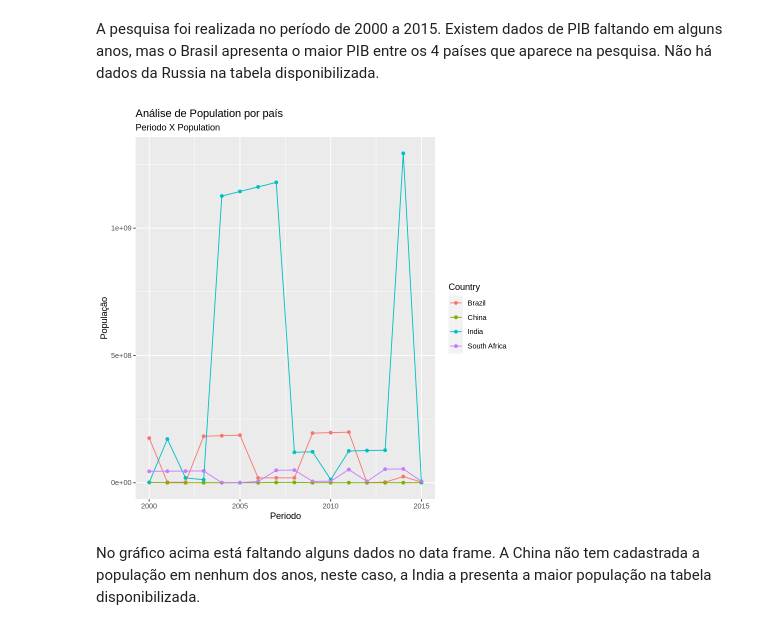
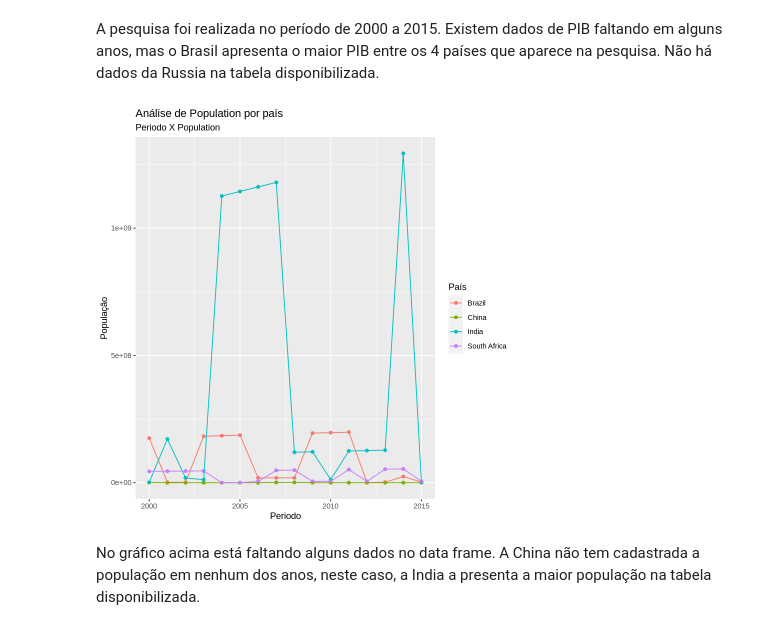
Before and after one commit to vilmarprado/mack_ling_prog_cie_dados, a Jupyter notebook: LP_T7.ipynb, the cells around one changed output. Cells and saved outputs as stored; diff of their text form; code cells hidden in the pictures.

```diff
--- a/LP_T7.ipynb
+++ b/LP_T7.ipynb
@@ -138,13 +138,14 @@ A pesquisa foi realizada no período de 2000 a 2015. Existem dados de PIB faltan
 # %%
 # Exibindo gráfico com a população dos países do BRICS
 ggplot(df_paises) +
   geom_point(aes(x = Year, y = Population, group = Country, col = Country))+
   geom_line(aes(x = Year, y = Population, group = Country, col = Country))+
   ggtitle("Análise de Population por país", subtitle="Periodo X Population") +
   xlab("Periodo") +
-  ylab("População")
+  ylab("População")+
+  scale_color_discrete(name = "País")
 # %% [output]
-[figure, old version]
+[figure, new version]
 # %% [markdown]
 No gráfico acima está faltando alguns dados no data frame. A China não tem cadastrada a população em nenhum dos anos, neste caso, a India a presenta a maior população na tabela disponibilizada.
 # %%
```
Also changed, not shown: parts of 1 cell of this notebook.
